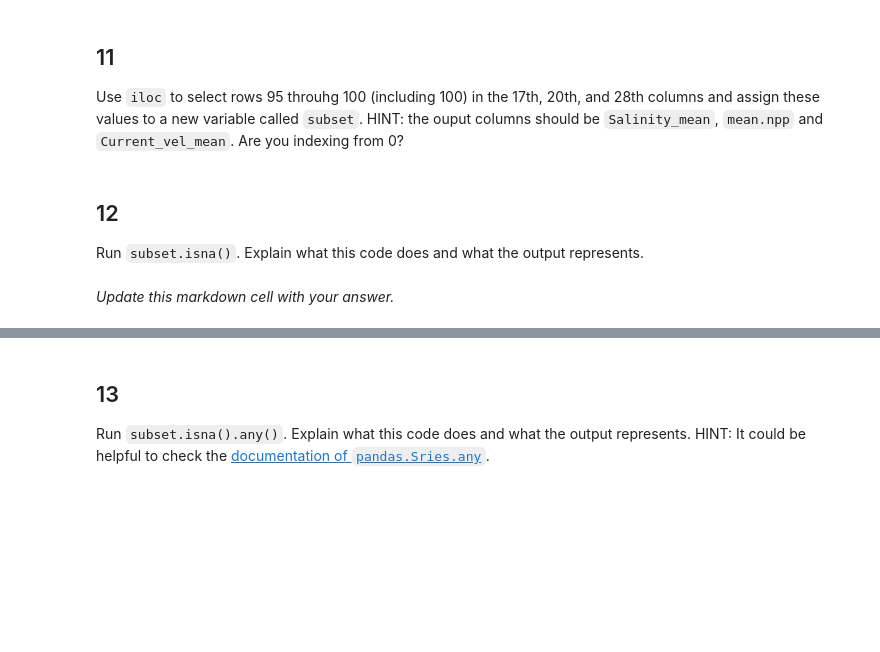
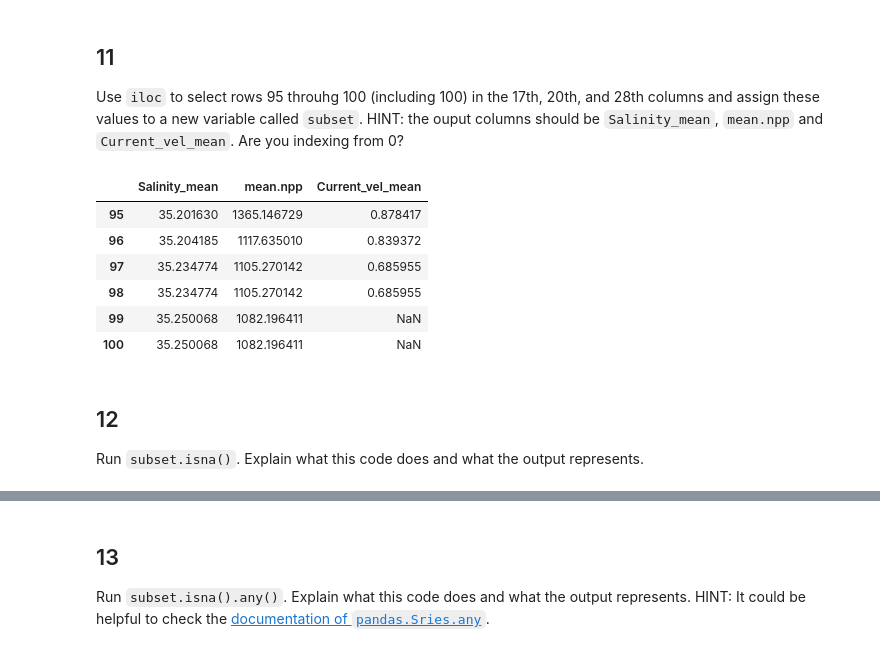
Before and after one commit to lchenhub/eds220-hwk-1, a Jupyter notebook: hwk1-task3.ipynb, the cells around one changed output, grey strips where cells are left out. Cells and saved outputs as stored; diff of their text form; code cells hidden in the pictures; blank space fills up the shorter version.

```diff
--- a/hwk1-task3.ipynb
+++ b/hwk1-task3.ipynb
@@ -233,6 +267,16 @@ Use `iloc` to select rows 95 throuhg 100 (including 100) in the 17th, 20th, and
+# %%
+subset = coral_div.iloc[95:101, [16, 19, 27]]
+
+subset
+# %% [output]
+|  | Salinity_mean | mean.npp | Current_vel_mean |
+| 95 | 35.201630 | 1365.146729 | 0.878417 |
+| 96 | 35.204185 | 1117.635010 | 0.839372 |
+| 97 | 35.234774 | 1105.270142 | 0.685955 |
+| 98 | 35.234774 | 1105.270142 | 0.685955 |
+| 99 | 35.250068 | 1082.196411 | NaN |
+| 100 | 35.250068 | 1082.196411 | NaN |
 # %% [markdown]
 ## 12
 
 Run `subset.isna()`. Explain what this code does and what the output represents.
-# %% [markdown]
-*Update this markdown cell with your answer.*
```
Also changed, not shown: parts of 12 cells of this notebook.
